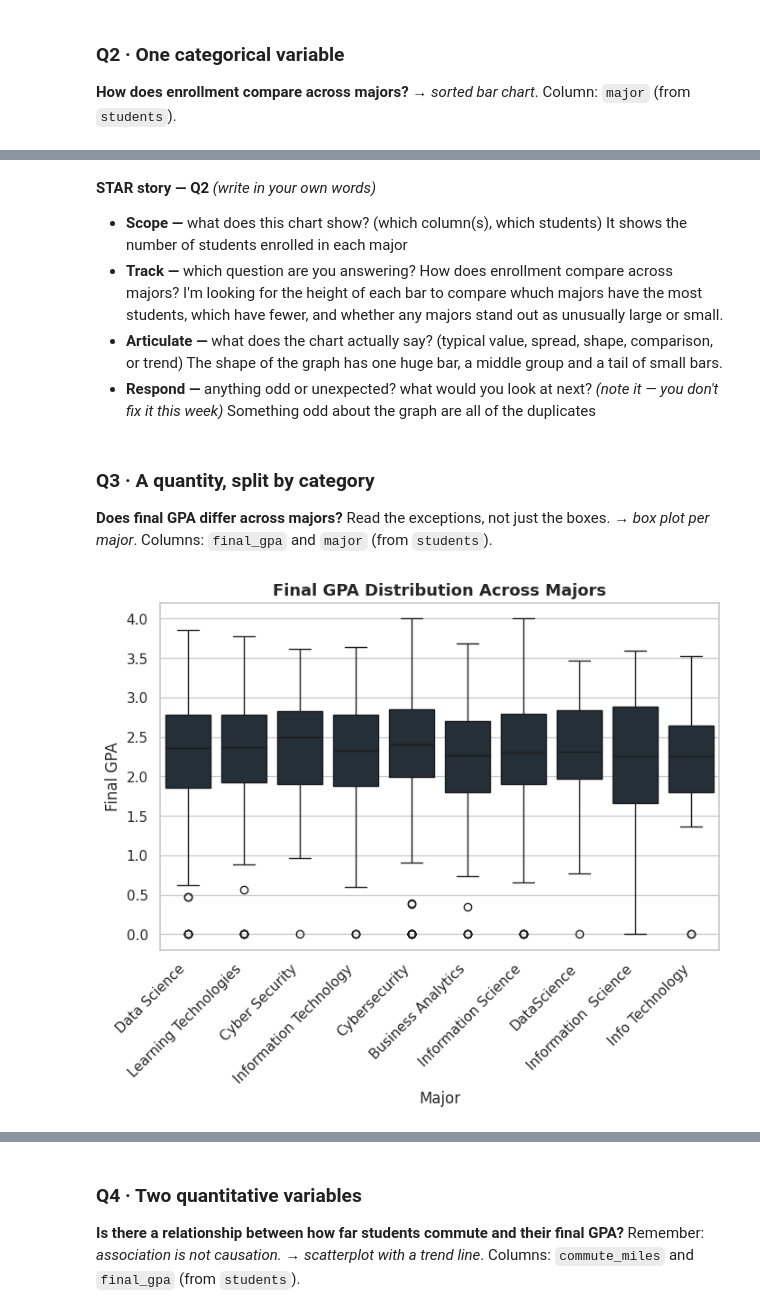
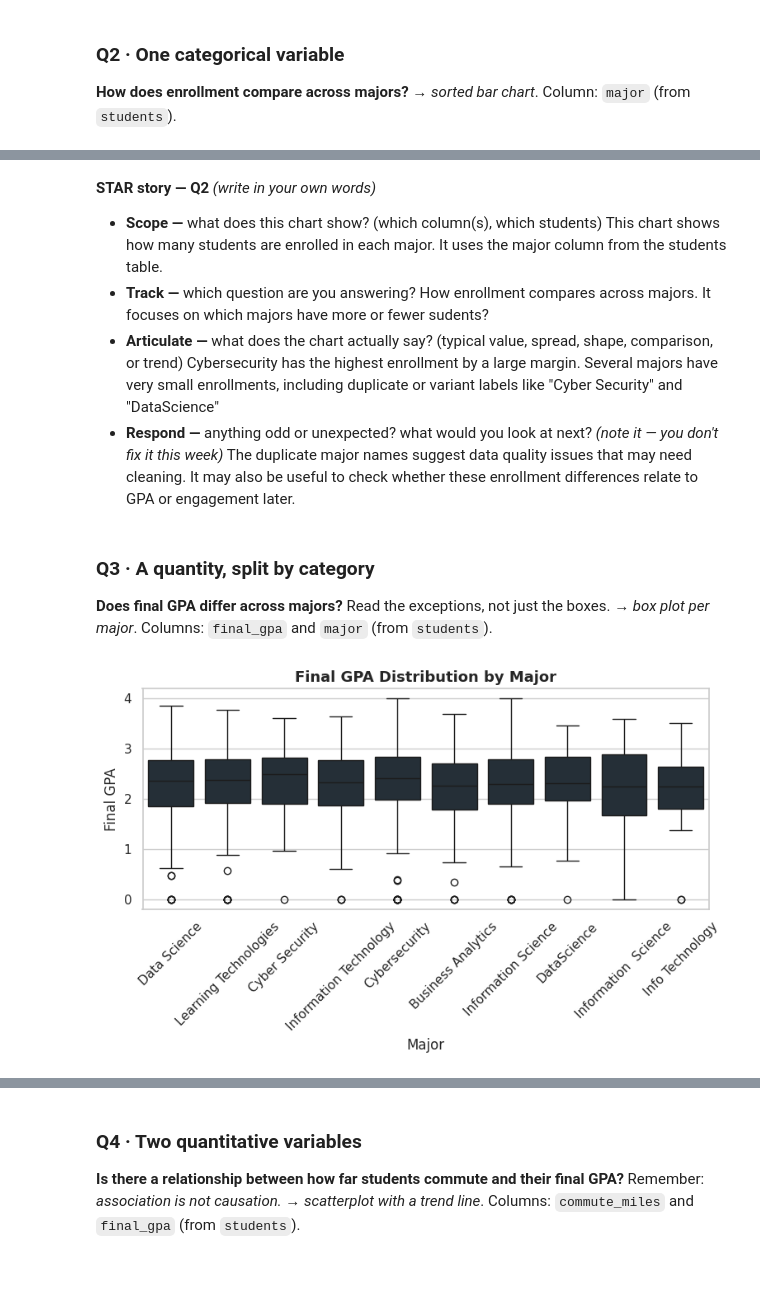
Before and after one commit to Caleb-Harper/Caleb_INFO4670_Fall2026, a Jupyter notebook: INFO4670_Week3_Assignment1_Template.ipynb, the cells around one changed output, grey strips where cells are left out. Drawn from its saved outputs; the diff is of its cells as text; code cells hidden in the pictures; blank space fills up the shorter version.

```diff
--- a/INFO4670_Week3_Assignment1_Template.ipynb
+++ b/INFO4670_Week3_Assignment1_Template.ipynb
@@ -130,10 +134,10 @@ plt.show()
 # %% [markdown]
 **STAR story — Q2** *(write in your own words)*
 
-- **Scope —** what does this chart show? (which column(s), which students) It shows the number of students enrolled in each major
-- **Track —** which question are you answering? How does enrollment compare across majors? I'm looking for the height of each bar to compare whuch majors have the most students, which have fewer, and whether any majors stand out as unusually large or small.
-- **Articulate —** what does the chart actually say? (typical value, spread, shape, comparison, or trend) The shape of the graph has one huge bar, a middle group and a tail of small bars.
-- **Respond —** anything odd or unexpected? what would you look at next? *(note it — you don't fix it this week)* Something odd about the graph are all of the duplicates
+- **Scope —** what does this chart show? (which column(s), which students) This chart shows how many students are enrolled in each major. It uses the major column from the students table.
+- **Track —** which question are you answering? How enrollment compares across majors. It focuses on which majors have more or fewer sudents?
+- **Articulate —** what does the chart actually say? (typical value, spread, shape, comparison, or trend) Cybersecurity has the highest enrollment by a large margin. Several majors have very small enrollments, including duplicate or variant labels like "Cyber Security" and "DataScience"
+- **Respond —** anything odd or unexpected? what would you look at next? *(note it — you don't fix it this week)* The duplicate major names suggest data quality issues that may need cleaning. It may also be useful to check whether these enrollment differences relate to GPA or engagement later.
 # %% [markdown]
 ### Q3 · A quantity, split by category
 **Does final GPA differ across majors?** Read the exceptions, not just the boxes.
@@ -141,15 +145,29 @@ plt.show()
 # %%
 # Copy the closest cell from the Guided notebook, then fill in the blanks.
 #
+#   fig, ax = plt.subplots()
+#   sns.__________(data=________, x="__________", color=NAVY, ax=ax)   # which chart? which column(s)?
+#   ax.set_title("__________")
+#   ax.set_xlabel("__________")
+#   ax.set_ylabel("__________")
+#   plt.show()
+
 fig, ax = plt.subplots()
-sns.boxplot(data=students, x="major", y="final_gpa", color=NAVY, ax=ax)   # which chart? which column(s)?
-ax.set_title("Final GPA Distribution Across Majors")
+sns.boxplot(
+    data=students,
+    x="major",
+    y="final_gpa",
+    color=NAVY,
+    ax=ax
+)
+ax.set_title("Final GPA Distribution by Major")
 ax.set_xlabel("Major")
 ax.set_ylabel("Final GPA")
-plt.xticks(rotation=45, ha="right")
+plt.xticks(rotation=45)
+plt.tight_layout()
 plt.show()
 # %% [output]
-[figure, old version]
+[figure, new version]
 # %% [markdown]
 **STAR story — Q3** *(write in your own words)*
 
```
Also changed, not shown: parts of 15 cells of this notebook.
